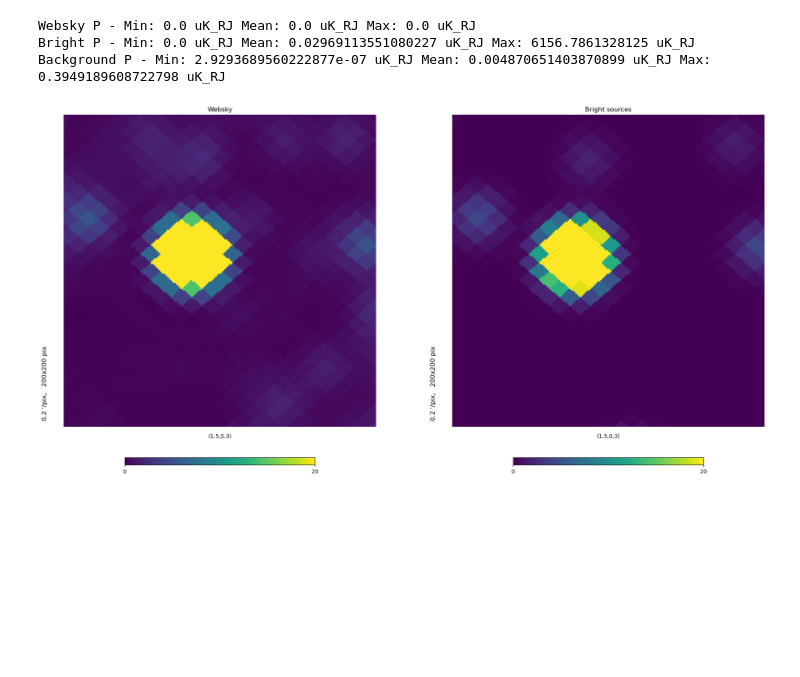
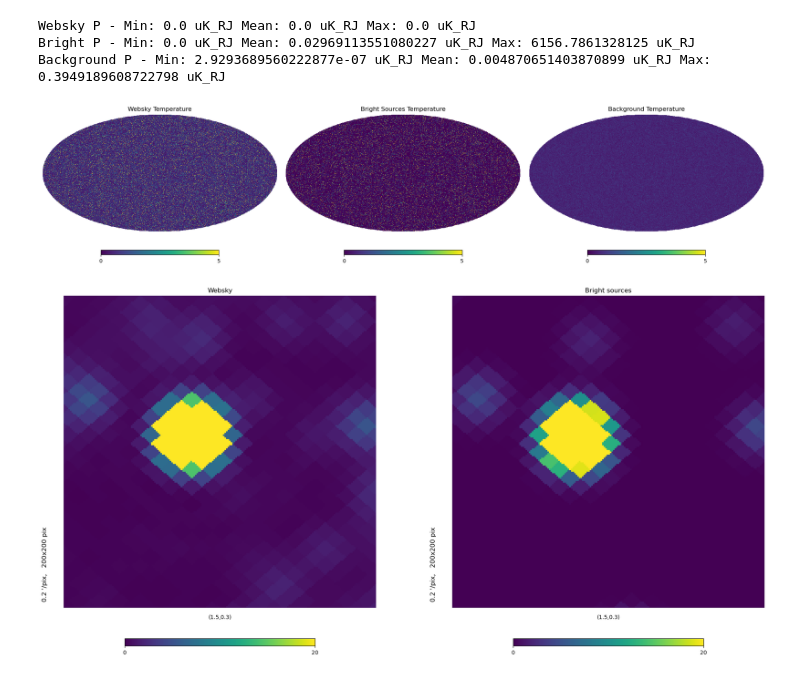
Before and after one commit to galsci/pysm, a Jupyter notebook: docs/preprocess-templates/catalog/compare_catalog_to_original_websky.ipynb, the cells around one changed output. Saved outputs shown, nothing was run; the diff lists cells and outputs as text; code cells hidden in the pictures; blank space fills up the shorter version.

Commit message:
doc: add mollview

```diff
--- a/docs/preprocess-templates/catalog/compare_catalog_to_original_websky.ipynb
+++ b/docs/preprocess-templates/catalog/compare_catalog_to_original_websky.ipynb
@@ -152,6 +153,16 @@ Bright P - Min: 0.0 uK_RJ Mean: 0.02969113551080227 uK_RJ Max: 6156.7861328125 u
 Background P - Min: 2.9293689560222877e-07 uK_RJ Mean: 0.004870651403870899 uK_RJ Max: 0.3949189608722798 uK_RJ
 # %%
 %matplotlib inline
+# %%
+fig = plt.figure(figsize=(20,10))
+
+hp.mollview(websky[0], min=0, max=5, title="Websky Temperature", sub=(1, 3, 1))
+hp.mollview(bright[0], min=0, max=5, title="Bright Sources Temperature", sub=(1, 3, 2))
+hp.mollview(background[0], min=0, max=5, title="Background Temperature", sub=(1, 3, 3))
+
+plt.show()
+# %% [output]
+[figure, added]
 # %%
 fig = plt.figure(figsize=(20,10))
 hp.gnomview(websky[0], rot=(1.5, .3), reso=.2, min=0, max=20, title="Websky", fig=fig, sub=121)
```
Also changed, not shown: parts of 7 cells of this notebook.
